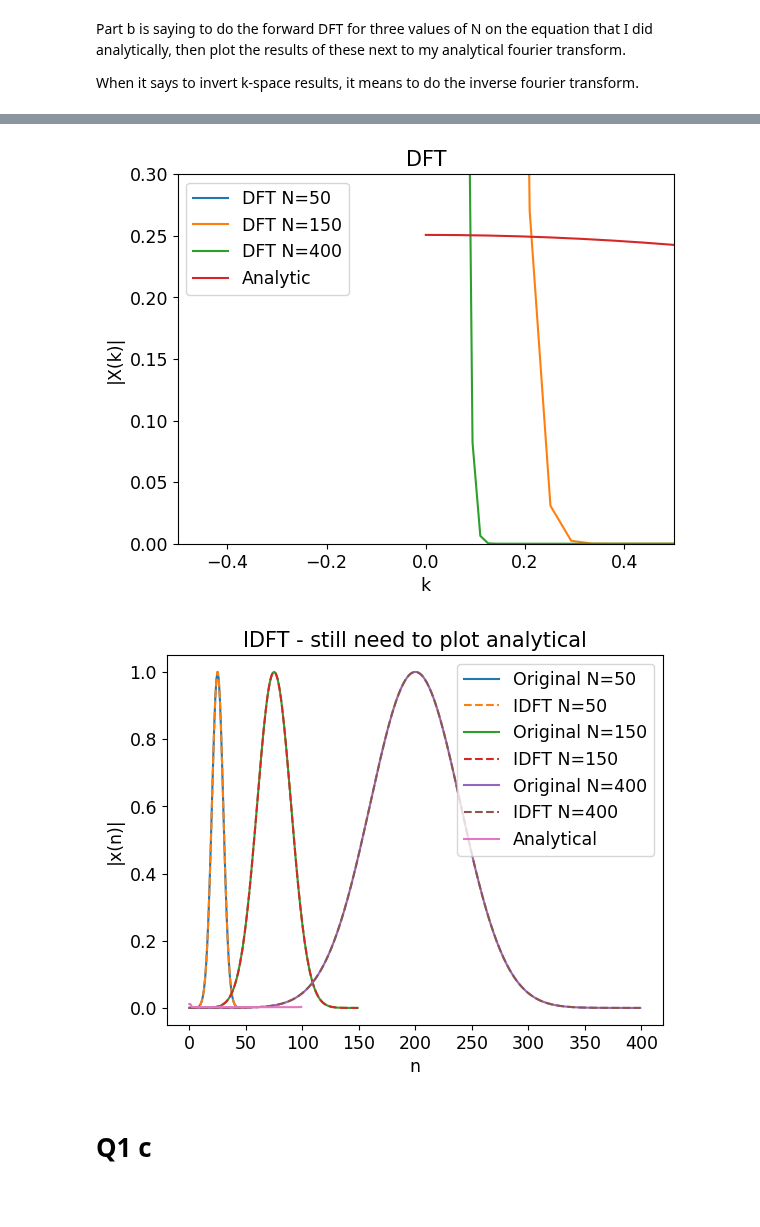
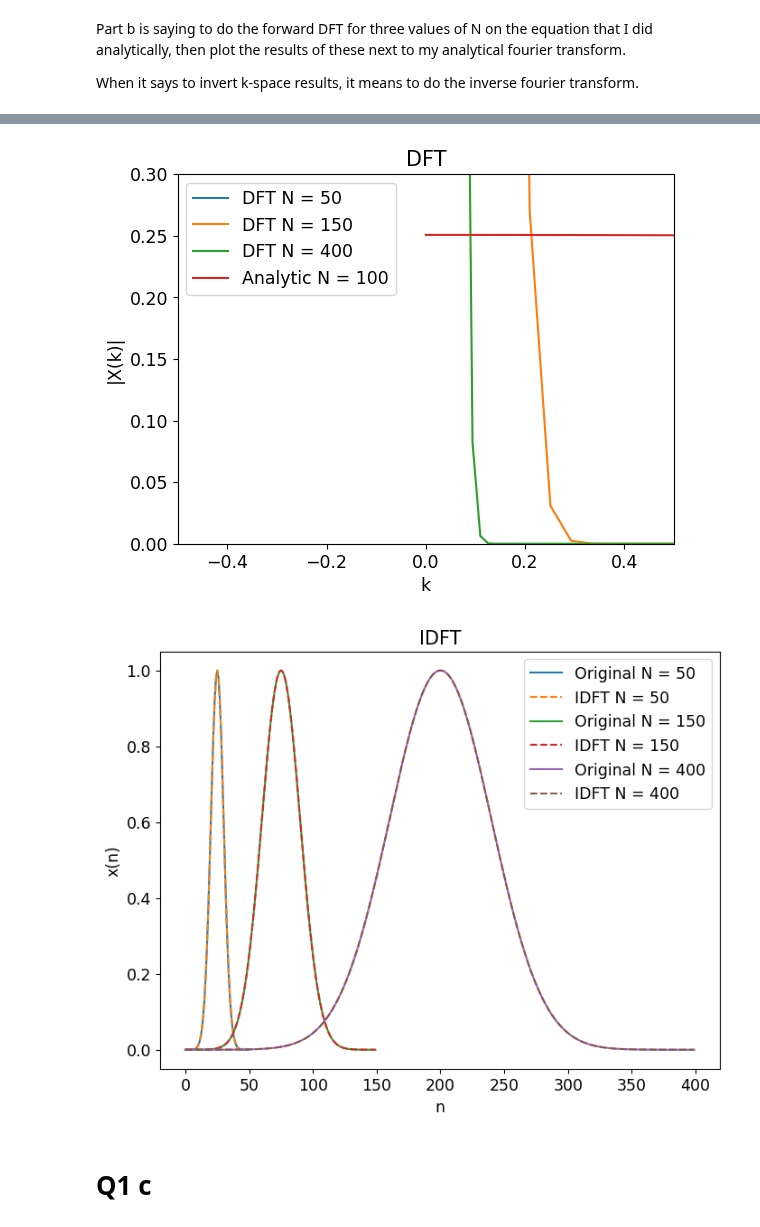
Before and after one commit to kparrine/Computational_Astro, a Jupyter notebook: C5/C5.ipynb, the cells around one changed output, grey strips where cells are left out. Saved outputs shown, nothing was run; the diff lists cells and outputs as text; code cells hidden in the pictures; blank space fills up the shorter version.

Commit message:
Plots and finishing touches

```diff
--- a/C5/C5.ipynb
+++ b/C5/C5.ipynb
@@ -96,11 +96,11 @@ for N in [50, 150, 400]:
     fx = func_sampled(N)
     X = DFT(fx, N)
     k = 2*np.pi * np.arange(N)/N
-    plt.plot(k, np.abs(X), label=f"DFT N={N}")
+    plt.plot(k, np.abs(X), label=f"DFT N = {N}")
 
 N=100
 k_a = 2*np.pi * np.arange(N)/N
-plt.plot(k_a,func_analytic(k_a),label="Analytic")
+plt.plot(k_a,np.abs(func_analytic(k_a)),label="Analytic N = 100")
 
 plt.xlim(-.5,.5)
 plt.ylim(0,0.3)
@@ -111,7 +111,7 @@ plt.title("DFT")
 plt.savefig("DFT_zoom2.png",dpi=300)
 plt.show()
 # %% [output]
-[figure, old version]
+[figure, new version]
 # %%
 #now I need to do the inverse of these:
 def IDFT(inputfunc,N):
@@ -121,32 +121,27 @@ def IDFT(inputfunc,N):
             x[n] += inputfunc[k] * (np.exp((1j*2*np.pi*n*k)/N))
     return x/N
 # %%
+plt.figure(figsize=(8,6))
 for N in [50, 150, 400]:
     x = func_sampled(N) #original fn
     X = DFT(x, N) #forward fourier
     x_idft = IDFT(X, N) #inverse
 
     n = np.arange(N) #the n's to plot against
 
-    plt.plot(n, x, label=f"Original N={N}")
-    plt.plot(n, x_idft, '--', label=f"IDFT N={N}")
+    plt.plot(n, x, label=f"Original N = {N}")
+    plt.plot(n, x_idft, '--', label=f"IDFT N = {N}")
 
-
-N=100
-k_a = 2*np.pi * np.arange(N)/N
-n_i = func_analytic(k_a)
-n = np.arange(N)
-x_idft = IDFT(n_i, N)
-plt.plot(n,x_idft,label="Analytical")
 
 
 plt.legend()
-plt.title("IDFT - still need to plot analytical")
+plt.title("IDFT")
 plt.xlabel("n")
-plt.ylabel("|x(n)|")
+plt.ylabel("x(n)")
+plt.savefig("IDFT.png",dpi=300)
 plt.show()
 # %% [output]
-[figure, old version]
+[figure, new version]
 # %% [markdown]
 # Q1 c
 # %%
```
Also changed, not shown: parts of 5 cells of this notebook, 7 other files.
